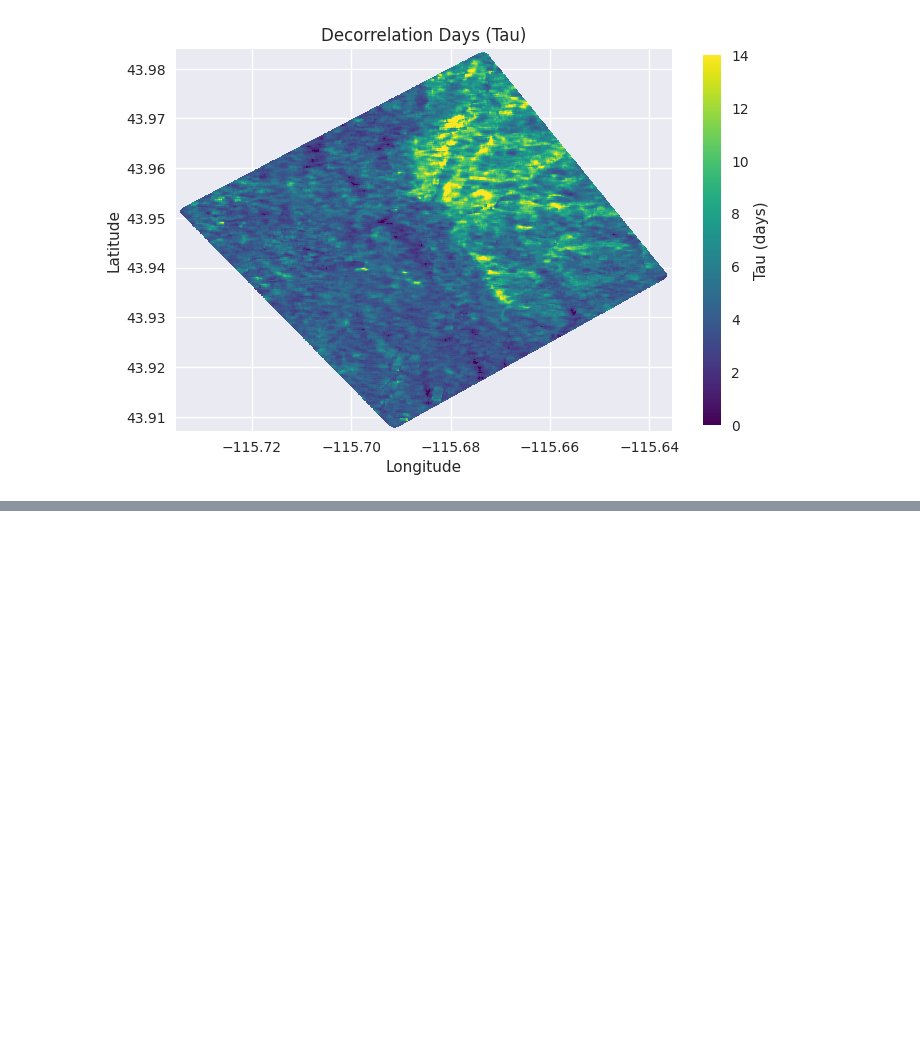
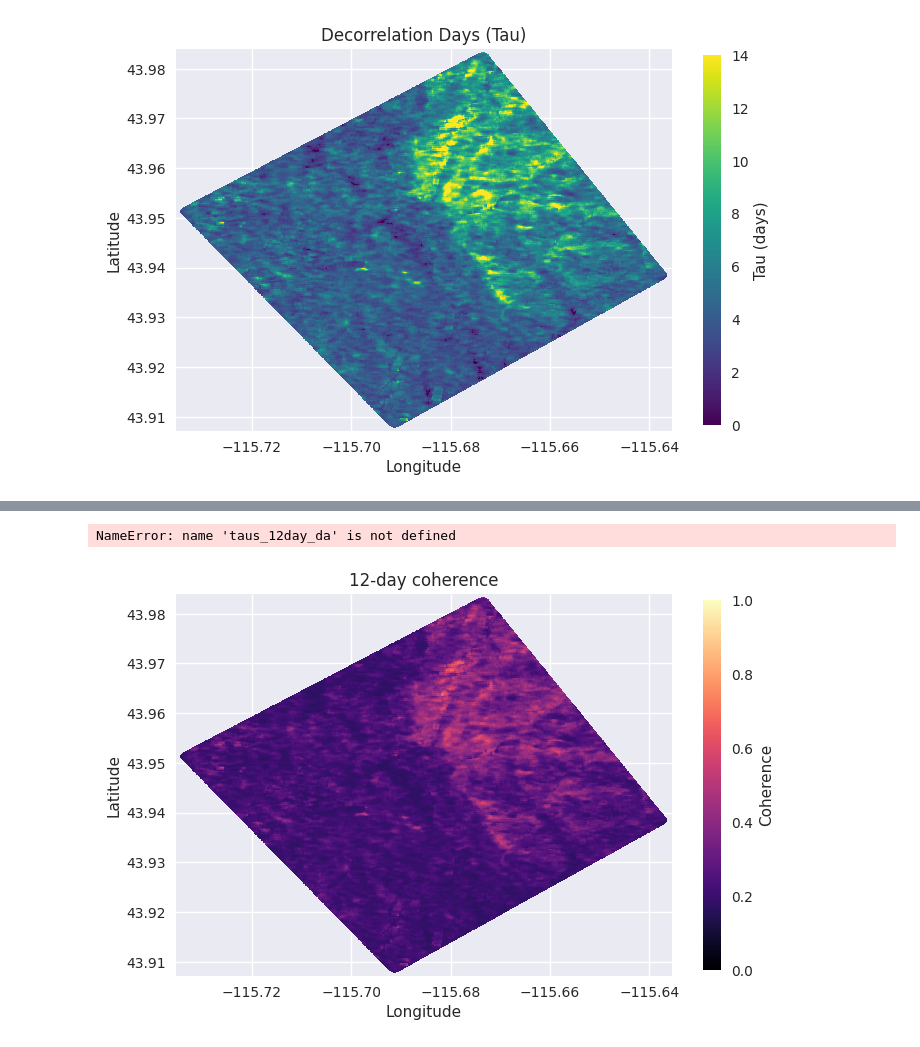
Before and after one commit to julober/snowex_uavsar_coherence, a Jupyter notebook: notebooks/temporal_coherence_fit.ipynb, the cells around one changed output, grey strips where cells are left out. Cells and saved outputs as stored; diff of their text form; code cells hidden in the pictures; blank space fills up the shorter version.

Commit message:
make 12 day coherence figure

```diff
--- a/notebooks/temporal_coherence_fit.ipynb
+++ b/notebooks/temporal_coherence_fit.ipynb
@@ -29,6 +29,7 @@ sys.path.append(scripts_dir)
 from taus import decorrelation_temporal_model
 # %%
 BASE_DATADIR = '/bsuhome/julialober/scratch/comp_transfer/snowex_uavsar_coherence/data/snowex_lowman/'
+FIG_DIR = '../outputs/figures/igarss_abstract/'
 plt.style.use('seaborn-v0_8')
 # %%
 # load the file with taus
@@ -65,0 +80,59 @@ plt.show()
+# %%
+# calculate 12 day coherence
+gamma_inf = 0.17
+days = 12
+
+# taus2 = taus.squeeze()
+# taus_vals = taus2.values.astype(float)
+# mask = np.isfinite(taus_vals) & (taus_vals > 0)
+
+# taus_12day_da = np.full_like(taus_vals, np.nan, dtype=float)
+# taus_12day_da[mask] = gamma_inf + (1 - gamma_inf) * np.exp(-days / taus_vals[mask])
+
+# optional: return as xarray with same coords/dims
+# taus_12day_da = xr.DataArray(taus_12day, coords=taus2.coords, dims=taus2.dims)
+        # print(decorrelation_temporal_model(days, gamma_inf, taus[w, h]))
+        # taus_12day[w, h] = decorrelation_temporal_model(days, gamma_inf, taus[w, h])
+
+gamma_inf = 0.17
+days = 12
+
+# remove singleton band dim if present
+taus2 = taus.squeeze()         # now shape (y, x)
+h, w = taus2.shape
+taus_12day_arr = np.full((h, w), np.nan, dtype=float)
+
+for i in range(h):
+    for j in range(w):
+        tau = float(taus2.values[i, j])
+        if np.isnan(tau) or tau <= 0:
+            continue
+        taus_12day_arr[i, j] = decorrelation_temporal_model(days, gamma_inf, tau)
+# %% [output]
+NameError: name 'taus_12day_da' is not defined
+# %%
+taus_12day = taus.copy()
+taus_12day.values[0] = taus_12day_arr
+taus_12day.name = 'coherence_12day'
+# %%
+# plot 12 day taus
+
+fig, ax = plt.subplots(figsize=(8, 6))
+taus_plot = taus_12day.plot(ax=ax, cmap='magma', vmin=0, vmax=1, add_colorbar=False)
+# add points to map
+# ax.plot(pilot_n[1], pilot_n[0], markersize=7, marker=pilot_n_marker, color=pilot_n_color, linestyle='None', label='High Tau')
+# ax.plot(pilot_s[1], pilot_s[0], markersize=7, marker=pilot_s_marker, color=pilot_s_color, linestyle='None', label='Low Tau')
+# ax.plot(mcs_snotel[1], mcs_snotel[0], markersize=8, marker=mcs_snotel_marker, color=mcs_snotel_color, linestyle='None', label='MCS SNOTEL')
+ax.set_aspect('equal')
+ax.grid(True)
+ax.set_axisbelow(True)
+# ax.legend(loc='lower right')
+cbar = fig.colorbar(taus_plot, ax=ax, orientation='vertical', label='Coherence', shrink=0.8)
+plt.title('12-day coherence')
+plt.xlabel('Longitude')
+plt.ylabel('Latitude')
+plt.show()
+
+fig.savefig(FIG_DIR + 'mores_creek_12day_coherence.png', dpi=300, bbox_inches='tight')
+# %% [output]
+[figure, added]
```
Also changed, not shown: parts of 2 cells of this notebook, 1 other file.
